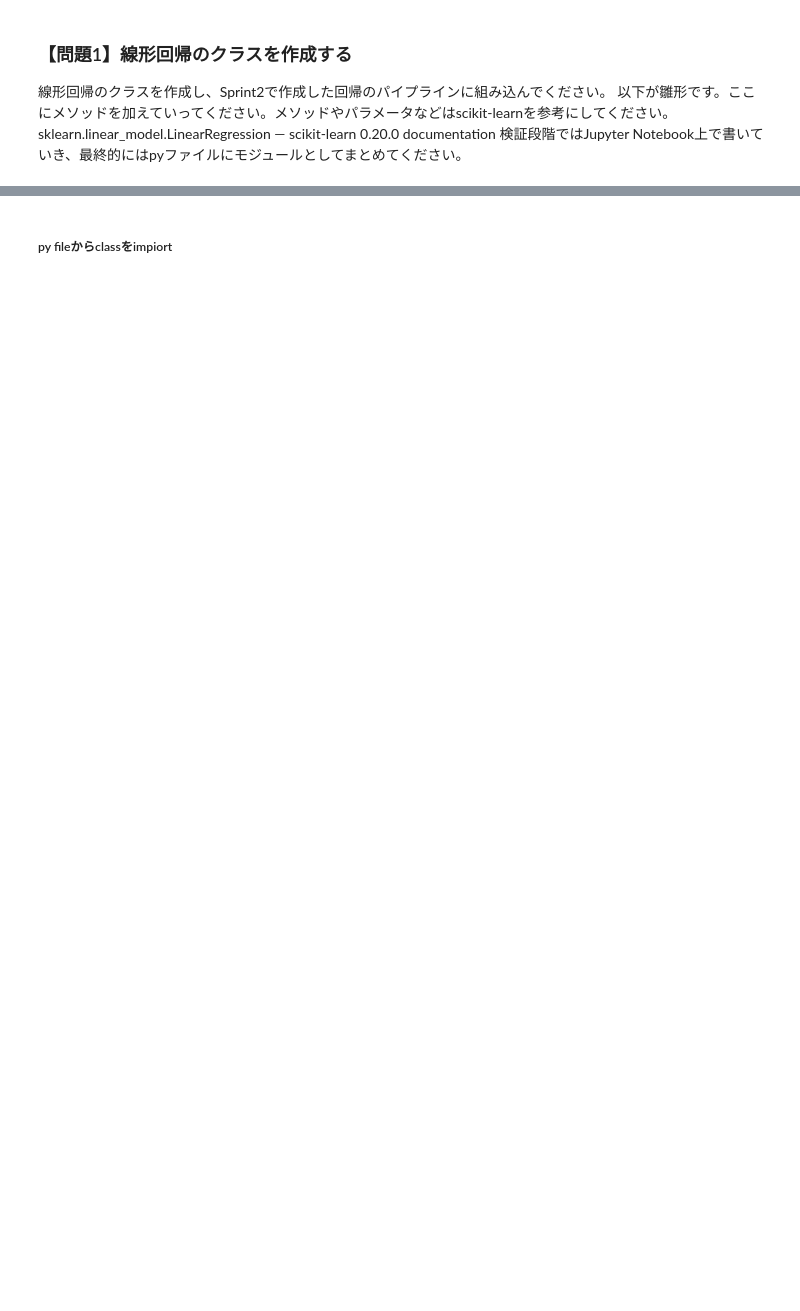
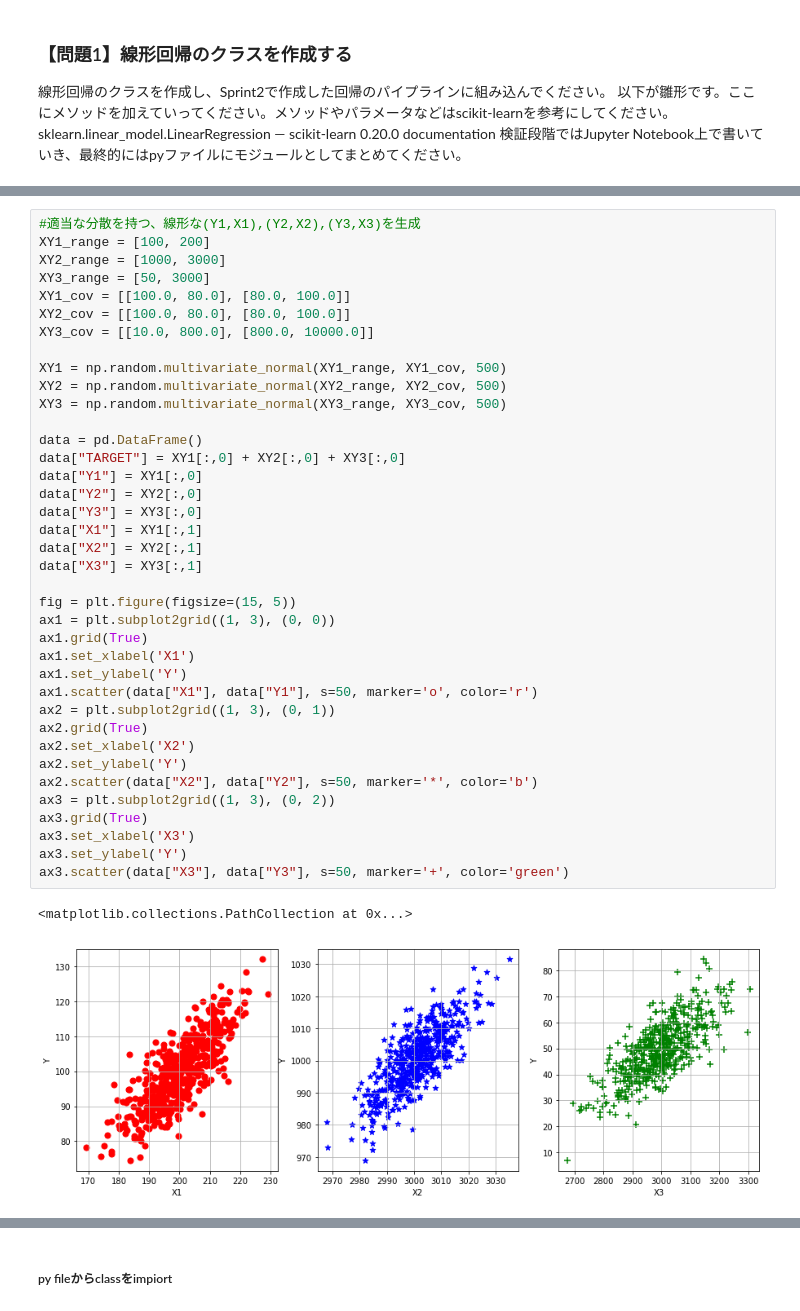
Before and after one commit to ns5849/diveintocode-ml, a Jupyter notebook: sprint3/Sprint3.ipynb, the cells around one changed output, grey strips where cells are left out. Drawn from its saved outputs; the diff is of its cells as text; blank space fills up the shorter version.

```diff
--- a/sprint3/Sprint3.ipynb
+++ b/sprint3/Sprint3.ipynb
@@ -18,0 +32,41 @@ sklearn.linear_model.LinearRegression — scikit-learn 0.20.0 documentation
+# %%
+#適当な分散を持つ、線形な(Y1,X1),(Y2,X2),(Y3,X3)を生成
+XY1_range = [100, 200]
+XY2_range = [1000, 3000]
+XY3_range = [50, 3000]
+XY1_cov = [[100.0, 80.0], [80.0, 100.0]]
+XY2_cov = [[100.0, 80.0], [80.0, 100.0]]
+XY3_cov = [[10.0, 800.0], [800.0, 10000.0]]
+
+XY1 = np.random.multivariate_normal(XY1_range, XY1_cov, 500)
+XY2 = np.random.multivariate_normal(XY2_range, XY2_cov, 500)
+XY3 = np.random.multivariate_normal(XY3_range, XY3_cov, 500)
+
+data = pd.DataFrame()
+data["TARGET"] = XY1[:,0] + XY2[:,0] + XY3[:,0]
+data["Y1"] = XY1[:,0]
+data["Y2"] = XY2[:,0]
+data["Y3"] = XY3[:,0]
+data["X1"] = XY1[:,1]
+data["X2"] = XY2[:,1]
+data["X3"] = XY3[:,1]
+
+fig = plt.figure(figsize=(15, 5))
+ax1 = plt.subplot2grid((1, 3), (0, 0))
+ax1.grid(True)
+ax1.set_xlabel('X1')
+ax1.set_ylabel('Y')
+ax1.scatter(data["X1"], data["Y1"], s=50, marker='o', color='r')
+ax2 = plt.subplot2grid((1, 3), (0, 1))
+ax2.grid(True)
+ax2.set_xlabel('X2')
+ax2.set_ylabel('Y')
+ax2.scatter(data["X2"], data["Y2"], s=50, marker='*', color='b')
+ax3 = plt.subplot2grid((1, 3), (0, 2))
+ax3.grid(True)
+ax3.set_xlabel('X3')
+ax3.set_ylabel('Y')
+ax3.scatter(data["X3"], data["Y3"], s=50, marker='+', color='green')
+# %% [output]
+<matplotlib.collections.PathCollection at 0x...>
+[figure, added]
```
Also changed, not shown: parts of 62 cells of this notebook, 1 other file.
